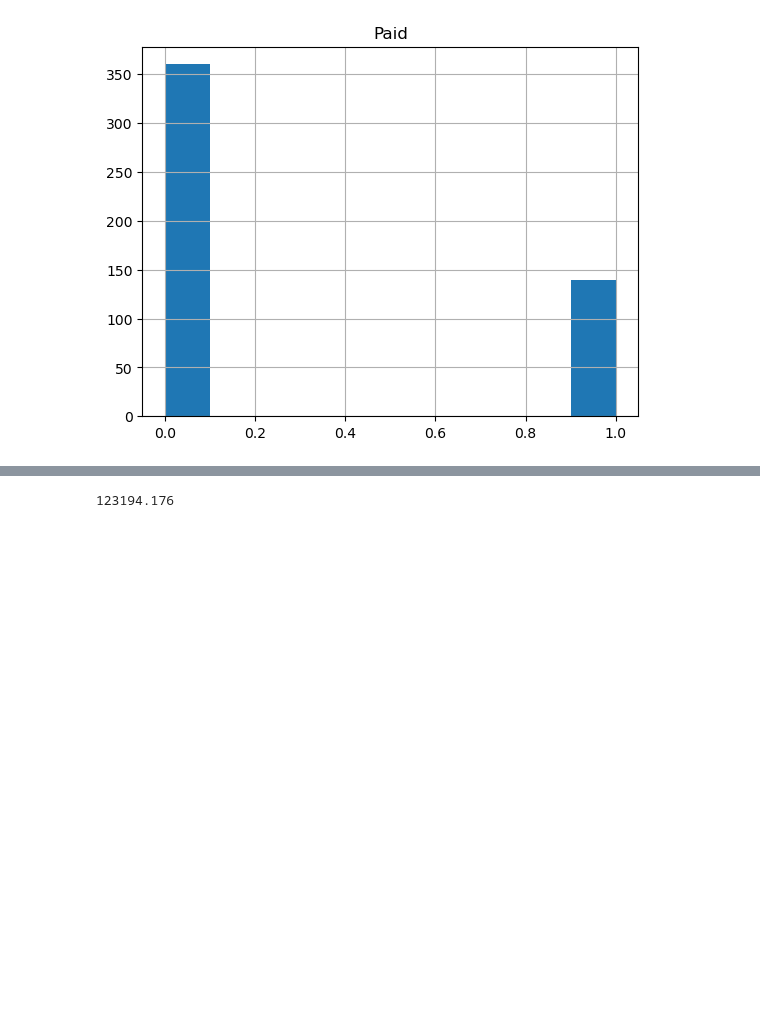
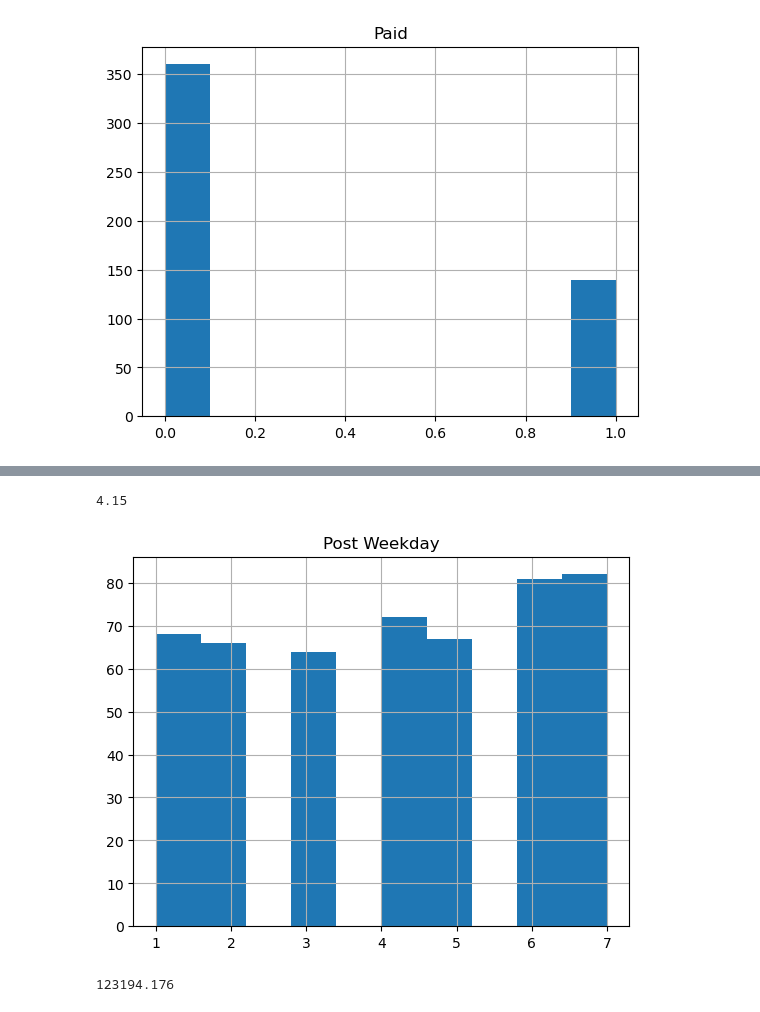
Before and after one commit to adesoyee/Facebook_Metrics, a Jupyter notebook: Facebook EDA.ipynb, the cells around one changed output, grey strips where cells are left out. Drawn from its saved outputs; the diff is of its cells as text; code cells hidden in the pictures; blank space fills up the shorter version.

```diff
--- a/Facebook EDA.ipynb
+++ b/Facebook EDA.ipynb
@@ -98,3 +104,9 @@ df["Paid"].mean()
+# %%
+df.hist(column=["Post Weekday"])
+df["Post Weekday"].mean()
+# %% [output]
+4.15
+[figure, added]
 # %%
 df.hist(column = ["Page total likes"])
 df["Page total likes"].mean()
```
Also changed, not shown: parts of 22 cells of this notebook, 1 other file.
